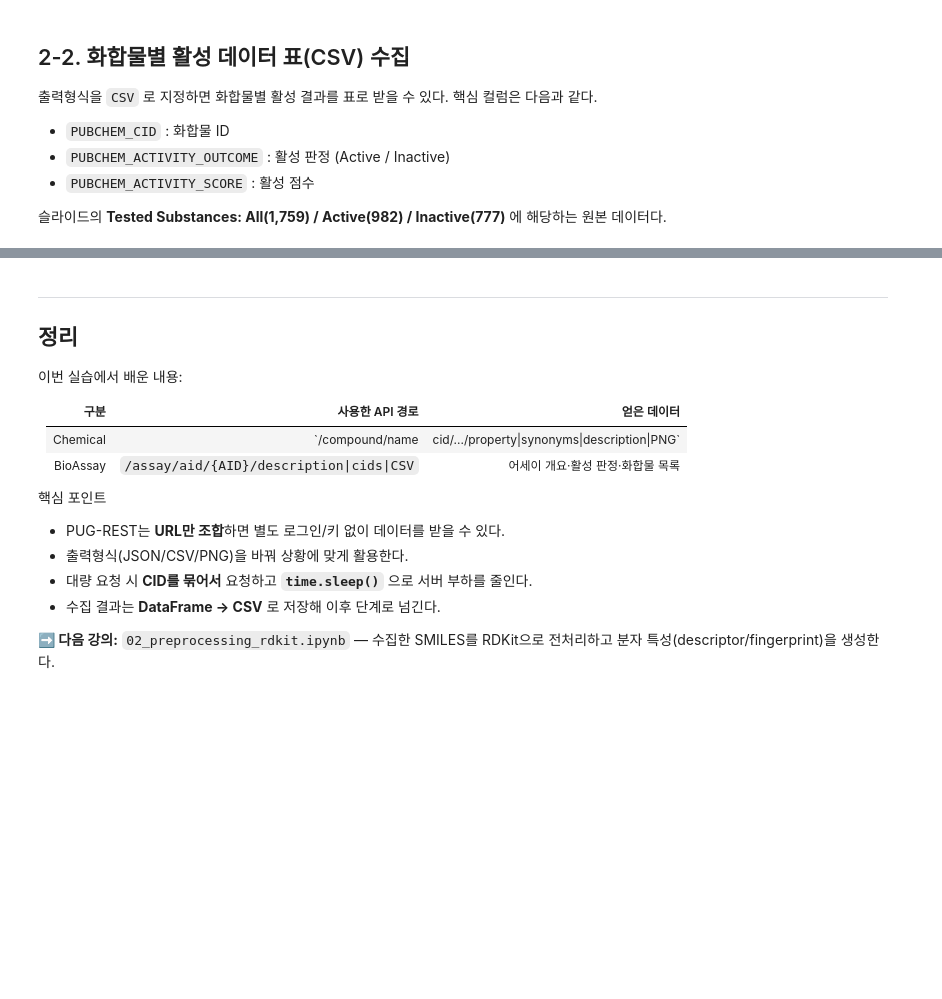
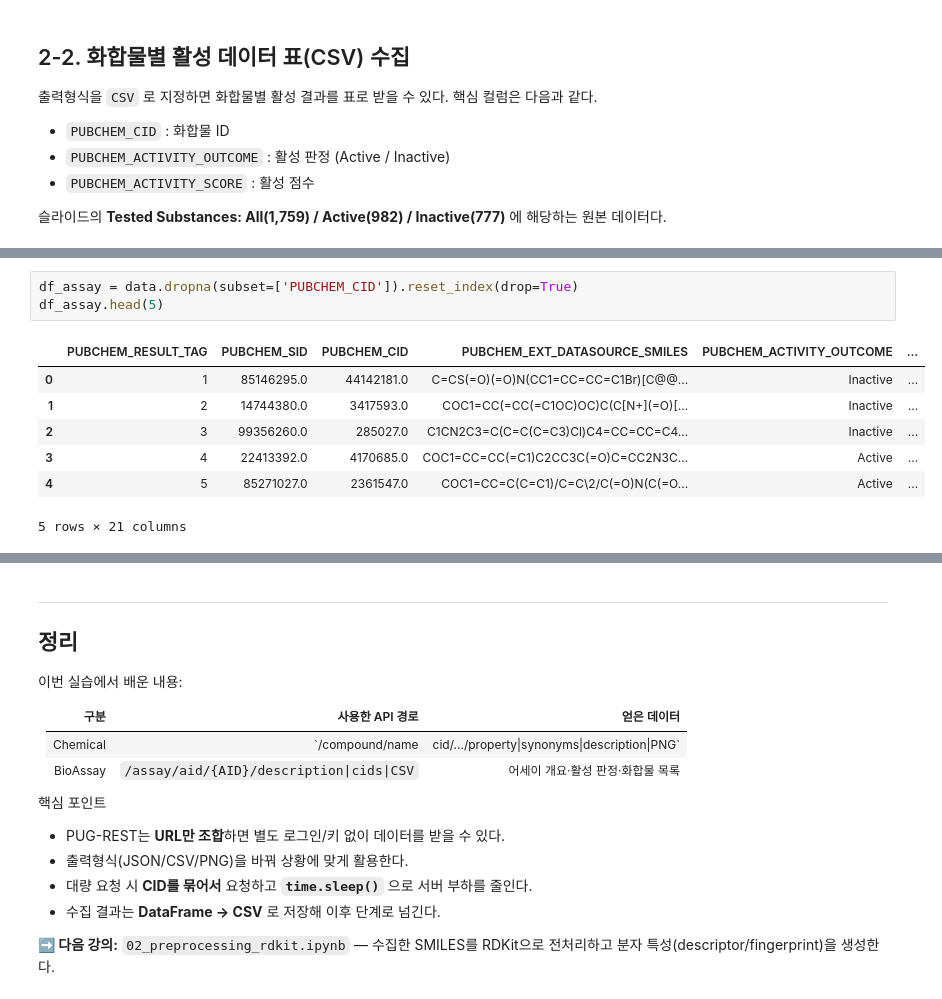
Before and after one commit to SeyongChoi/20260716_Lecture, a Jupyter notebook: 01_data_collection.ipynb, the cells around one changed output, grey strips where cells are left out. Cells and saved outputs as stored; diff of their text form; blank space fills up the shorter version.

```diff
--- a/01_data_collection.ipynb
+++ b/01_data_collection.ipynb
@@ -247,3 +305,14 @@ df_assay.head()
+# %%
+df_assay = data.dropna(subset=['PUBCHEM_CID']).reset_index(drop=True)
+df_assay.head(5)
+# %% [output]
+|  | PUBCHEM_RESULT_TAG | PUBCHEM_SID | PUBCHEM_CID | PUBCHEM_EXT_DATASOURCE_SMILES | PUBCHEM_ACTIVITY_OUTCOME | ... |
+| 0 | 1 | 85146295.0 | 44142181.0 | C=CS(=O)(=O)N(CC1=CC=CC=C1Br)[C@@... | Inactive | ... |
+| 1 | 2 | 14744380.0 | 3417593.0 | COC1=CC(=CC(=C1OC)OC)C(C[N+](=O)[... | Inactive | ... |
+| 2 | 3 | 99356260.0 | 285027.0 | C1CN2C3=C(C=C(C=C3)Cl)C4=CC=CC=C4... | Inactive | ... |
+| 3 | 4 | 22413392.0 | 4170685.0 | COC1=CC=CC(=C1)C2CC3C(=O)C=CC2N3C... | Active | ... |
+| 4 | 5 | 85271027.0 | 2361547.0 | COC1=CC=C(C=C1)/C=C\2/C(=O)N(C(=O... | Active | ... |
+5 rows × 21 columns
 # %%
 # 활성 판정 분포 확인 (슬라이드의 Active/Inactive 개수와 비교)
 df_assay['PUBCHEM_ACTIVITY_OUTCOME'].value_counts()
```
Also changed, not shown: parts of 32 cells of this notebook.
